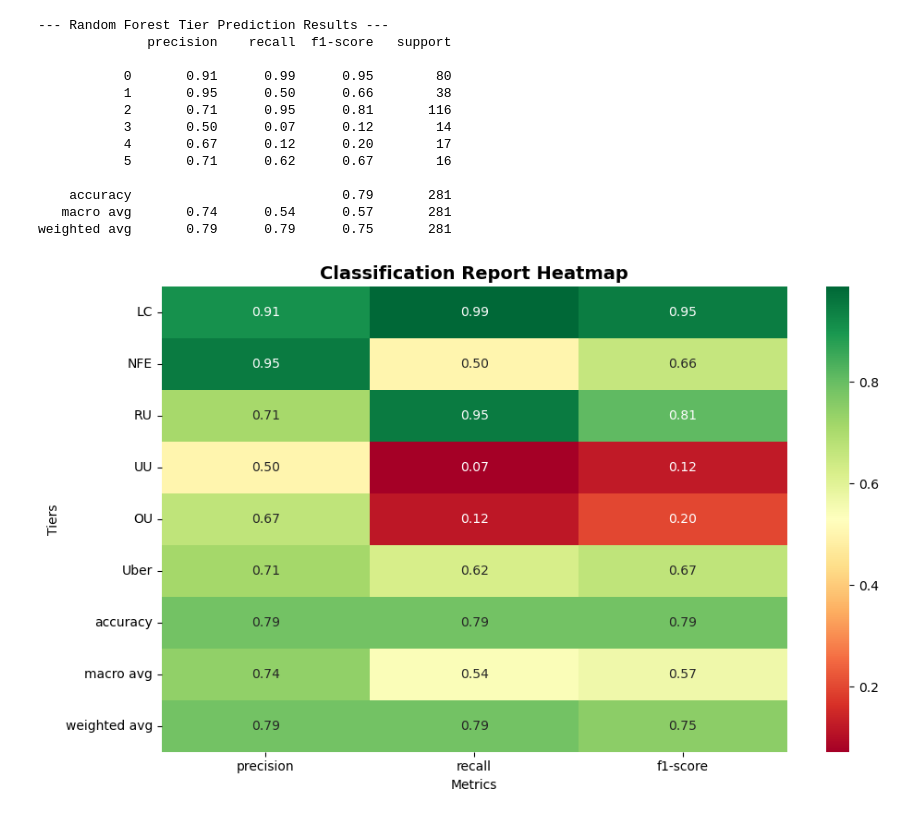
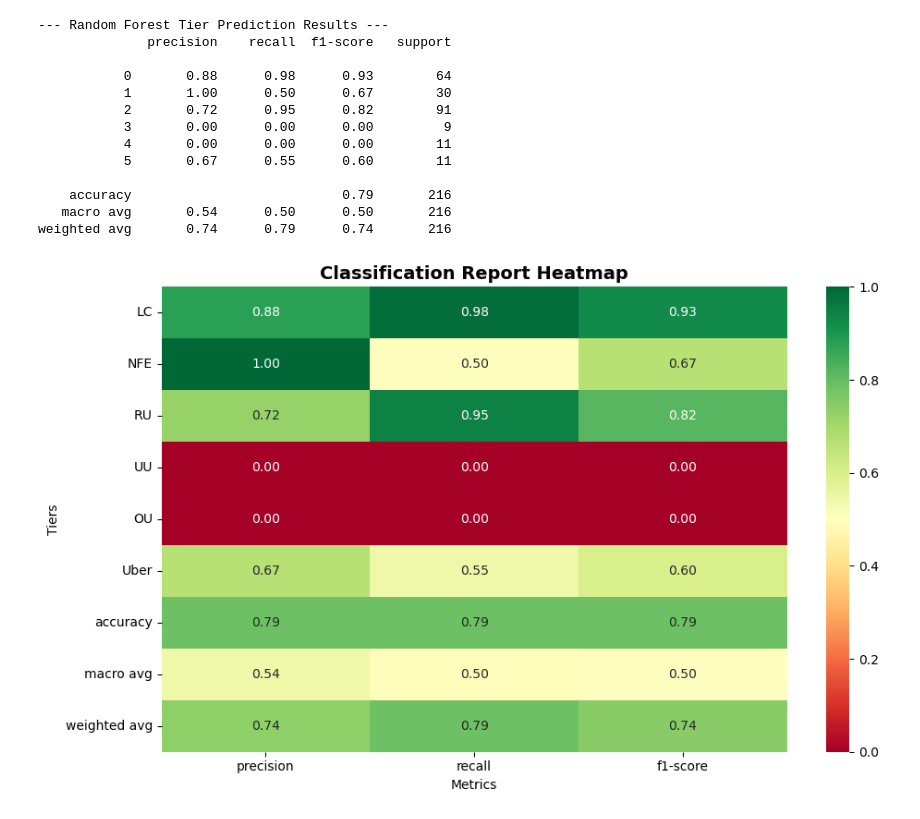
Before and after one commit to Anna-Kopec/pokemon_exploratory_data_analysis, a Jupyter notebook: src/process_tiers.ipynb, the cells around one changed output. Drawn from its saved outputs; the diff is of its cells as text; code cells hidden in the pictures.

Commit message:
fixed bugged graphing + removed 'base_experience" cuz we assume lvl100

```diff
--- a/src/process_tiers.ipynb
+++ b/src/process_tiers.ipynb
@@ -21,7 +21,7 @@ X = pkmn_df.drop(columns=[t for t in target])
 y = pkmn_df[target]
 
 # 80% train 20% test, stratify is to make sure the tier distribution is more even in both sets
-X_train, X_test, y_train, y_test = train_test_split(X, y, test_size=0.25, random_state=seed, stratify=y)
+X_train, X_test, y_train, y_test = train_test_split(X, y, test_size=0.2, random_state=seed, stratify=y)
 # %%
 # graph train/test set tier frequency
 tier_labels = ['LC', 'NFE', 'RU', 'UU', 'OU', 'Uber']
@@ -139,31 +139,31 @@ print(classification_report(y_test, rf_predictions, zero_division=0))
 --- Random Forest Tier Prediction Results ---
               precision    recall  f1-score   support
 
-           0       0.91      0.99      0.95        80
-           1       0.95      0.50      0.66        38
-           2       0.71      0.95      0.81       116
-           3       0.50      0.07      0.12        14
-           4       0.67      0.12      0.20        17
-           5       0.71      0.62      0.67        16
+           0       0.88      0.98      0.93        64
+           1       1.00      0.50      0.67        30
+           2       0.72      0.95      0.82        91
+           3       0.00      0.00      0.00         9
+           4       0.00      0.00      0.00        11
+           5       0.67      0.55      0.60        11
 
-    accuracy                           0.79       281
-   macro avg       0.74      0.54      0.57       281
-weighted avg       0.79      0.79      0.75       281
+    accuracy                           0.79       216
+   macro avg       0.54      0.50      0.50       216
+weighted avg       0.74      0.79      0.74       216
 # %%
-report_dict = classification_report(y_test, rf_predictions, target_names=tier_labels, output_dict=True)
+report_dict = classification_report(y_test, rf_predictions, target_names=tier_labels, output_dict=True, zero_division=0)
 report_df = pd.DataFrame(report_dict).iloc[:-1, :].T
 
 fig, ax = plt.subplots(figsize=(10, 6))
 sns.heatmap(report_df, annot=True, cmap='RdYlGn', fmt='.2f', ax=ax)
 
 ax.set_title('Classification Report Heatmap', fontsize=14, fontweight='bold')
 ax.set_xlabel('Metrics')
 ax.set_ylabel('Tiers')
 
 plt.tight_layout()
 plt.show()
 # %% [output]
-[figure, old version]
+[figure, new version]
 # %%
 importances = tier_rf.feature_importances_
 feature_names = X.columns
```
Also changed, not shown: parts of 7 cells of this notebook, 2 other files.
